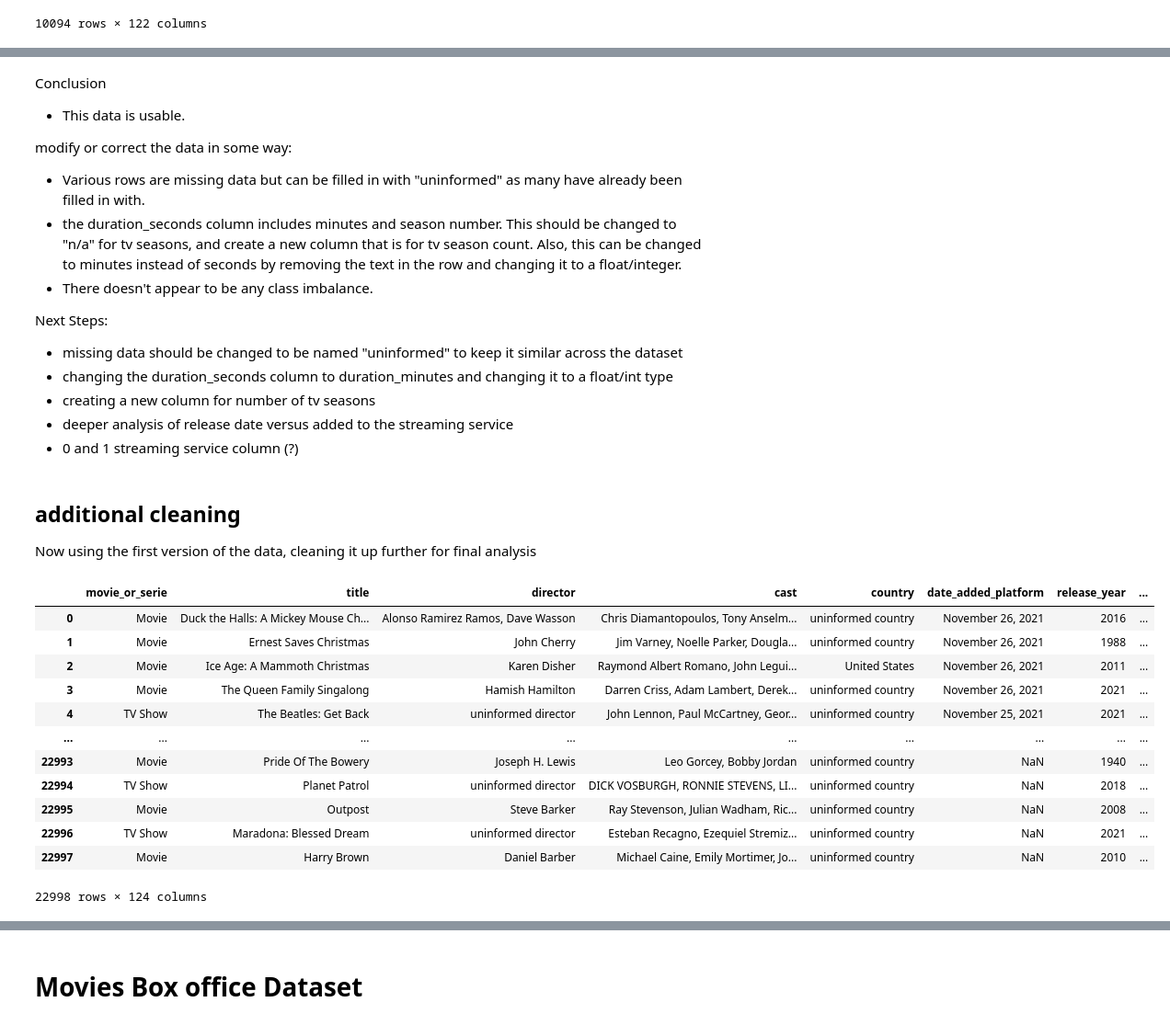
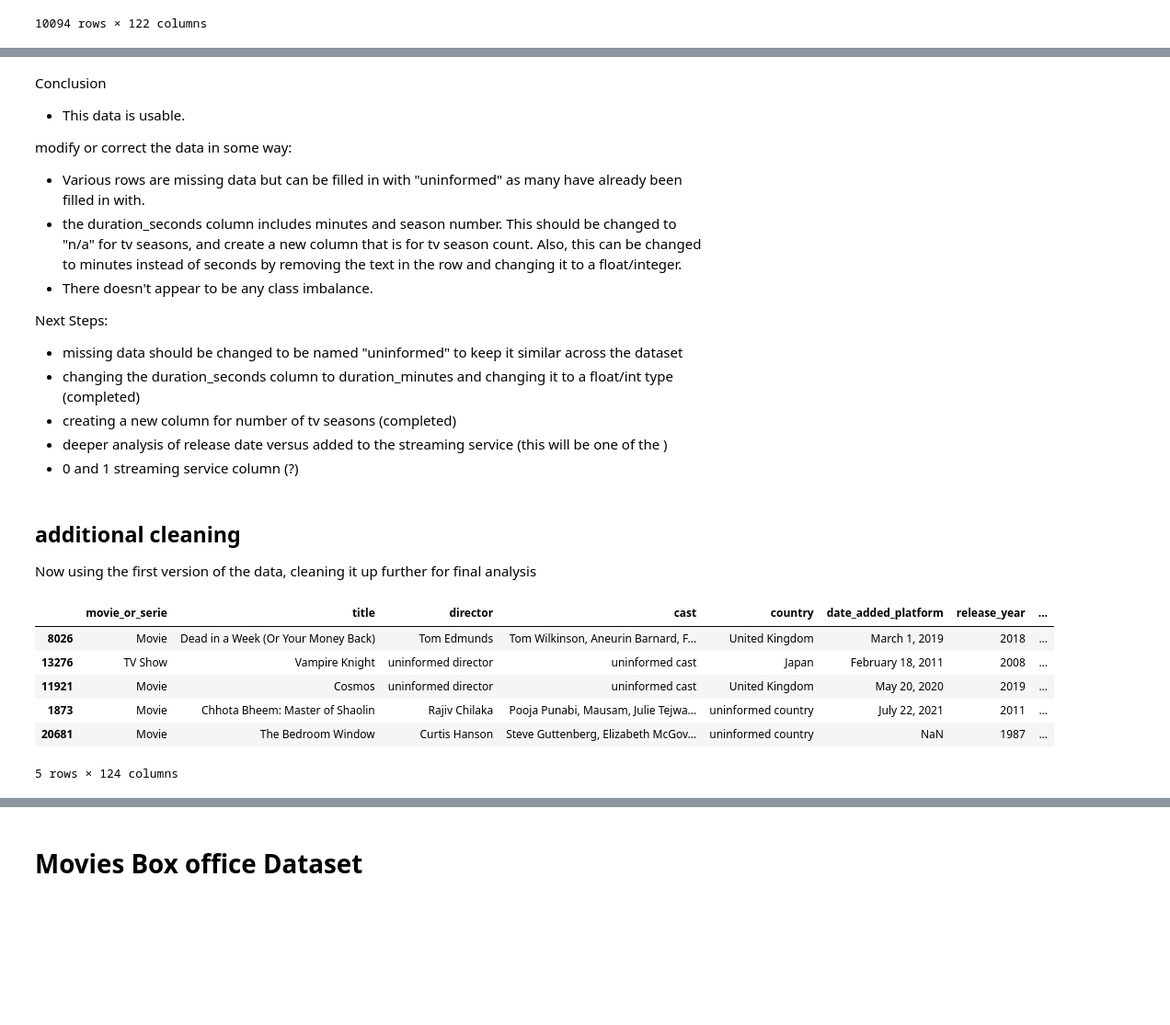
Before and after one commit to keshleem/dx699-summerai-homework2, a Jupyter notebook: OMDS-ModB2-Week2-Martin-Keshia-Lee.ipynb, the cells around one changed output, grey strips where cells are left out. Shown at 92% size. Cells and saved outputs as stored; diff of their text form; code cells hidden in the pictures; blank space fills up the shorter version.

```diff
--- a/OMDS-ModB2-Week2-Martin-Keshia-Lee.ipynb
+++ b/OMDS-ModB2-Week2-Martin-Keshia-Lee.ipynb
@@ -526,30 +231,24 @@ modify or correct the data in some way:
 
 Next Steps:
 - missing data should be changed to be named "uninformed" to keep it similar across the dataset
-- changing the duration_seconds column to duration_minutes and changing it to a float/int type
-- creating a new column for number of tv seasons
-- deeper analysis of release date versus added to the streaming service
+- changing the duration_seconds column to duration_minutes and changing it to a float/int type (completed)
+- creating a new column for number of tv seasons (completed)
+- deeper analysis of release date versus added to the streaming service (this will be one of the )
 - 0 and 1 streaming service column (?)
 # %% [markdown]
 ## additional cleaning
 Now using the first version of the data, cleaning it up further for final analysis
 # %%
 df_streaming_tv_movie = pd.read_csv('movie_tv_stream_v1.csv')
-df_streaming_tv_movie
+df_streaming_tv_movie.sample(5)
 # %% [output]
 |  | movie_or_serie | title | director | cast | country | date_added_platform | release_year | ... |
-| 0 | Movie | Duck the Halls: A Mickey Mouse Ch... | Alonso Ramirez Ramos, Dave Wasson | Chris Diamantopoulos, Tony Anselm... | uninformed country | November 26, 2021 | 2016 | ... |
-| 1 | Movie | Ernest Saves Christmas | John Cherry | Jim Varney, Noelle Parker, Dougla... | uninformed country | November 26, 2021 | 1988 | ... |
-| 2 | Movie | Ice Age: A Mammoth Christmas | Karen Disher | Raymond Albert Romano, John Legui... | United States | November 26, 2021 | 2011 | ... |
-| 3 | Movie | The Queen Family Singalong | Hamish Hamilton | Darren Criss, Adam Lambert, Derek... | uninformed country | November 26, 2021 | 2021 | ... |
-| 4 | TV Show | The Beatles: Get Back | uninformed director | John Lennon, Paul McCartney, Geor... | uninformed country | November 25, 2021 | 2021 | ... |
-| ... | ... | ... | ... | ... | ... | ... | ... | ... |
-| 22993 | Movie | Pride Of The Bowery | Joseph H. Lewis | Leo Gorcey, Bobby Jordan | uninformed country | NaN | 1940 | ... |
-| 22994 | TV Show | Planet Patrol | uninformed director | DICK VOSBURGH, RONNIE STEVENS, LI... | uninformed country | NaN | 2018 | ... |
-| 22995 | Movie | Outpost | Steve Barker | Ray Stevenson, Julian Wadham, Ric... | uninformed country | NaN | 2008 | ... |
-| 22996 | TV Show | Maradona: Blessed Dream | uninformed director | Esteban Recagno, Ezequiel Stremiz... | uninformed country | NaN | 2021 | ... |
-| 22997 | Movie | Harry Brown | Daniel Barber | Michael Caine, Emily Mortimer, Jo... | uninformed country | NaN | 2010 | ... |
+| 8026 | Movie | Dead in a Week (Or Your Money Back) | Tom Edmunds | Tom Wilkinson, Aneurin Barnard, F... | United Kingdom | March 1, 2019 | 2018 | ... |
+| 13276 | TV Show | Vampire Knight | uninformed director | uninformed cast | Japan | February 18, 2011 | 2008 | ... |
+| 11921 | Movie | Cosmos | uninformed director | uninformed cast | United Kingdom | May 20, 2020 | 2019 | ... |
+| 1873 | Movie | Chhota Bheem: Master of Shaolin | Rajiv Chilaka | Pooja Punabi, Mausam, Julie Tejwa... | uninformed country | July 22, 2021 | 2011 | ... |
+| 20681 | Movie | The Bedroom Window | Curtis Hanson | Steve Guttenberg, Elizabeth McGov... | uninformed country | NaN | 1987 | ... |
-22998 rows × 124 columns
+5 rows × 124 columns
 # %%
 # stripping the white space
 df_streaming_tv_movie['date_added_platform'] = df_streaming_tv_movie['date_added_platform'].str.strip()
```
Also changed, not shown: parts of 37 cells of this notebook, 1 other file.
